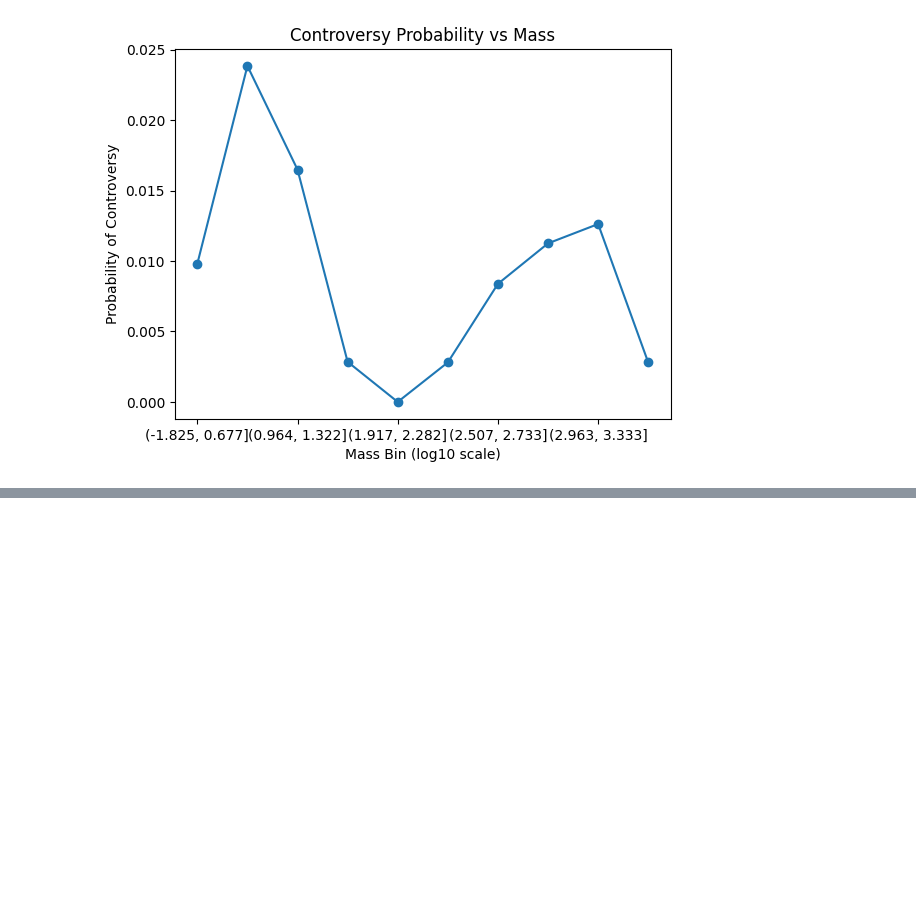
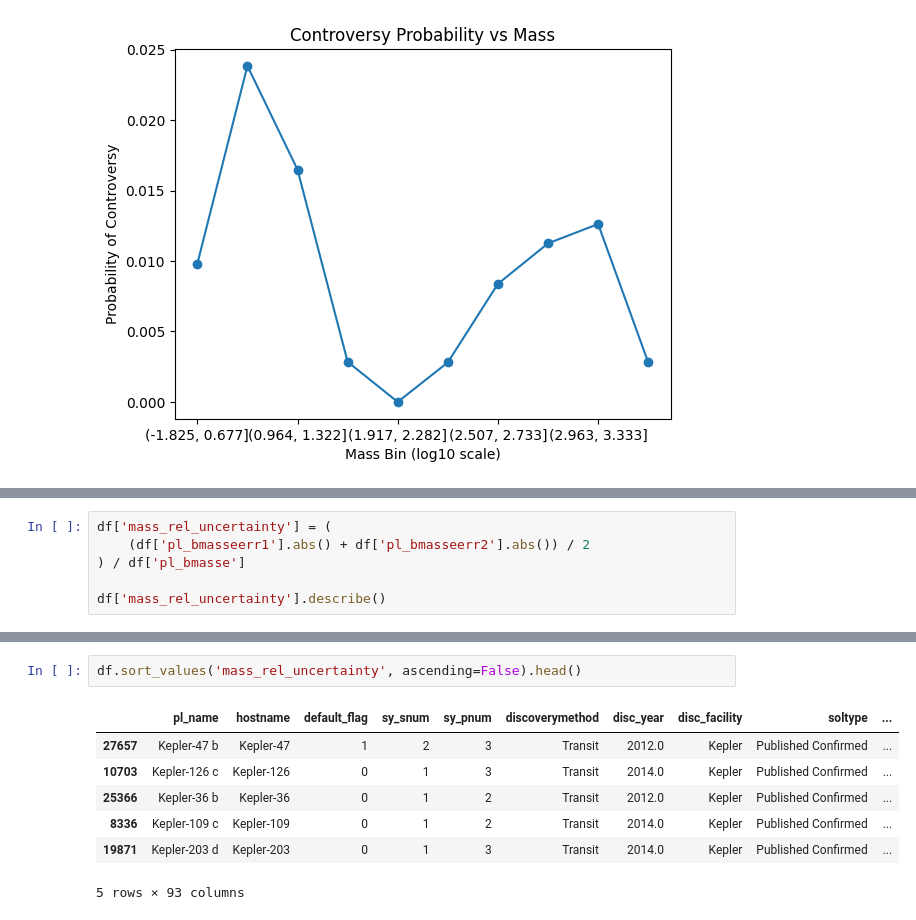
Before and after one commit to danielbnhz/exoplanet-statistical-study, a Jupyter notebook: notebooks/exoplanet-analysis.ipynb, the cells around one changed output, grey strips where cells are left out. Cells and saved outputs as stored; diff of their text form; blank space fills up the shorter version.

```diff
--- a/notebooks/exoplanet-analysis.ipynb
+++ b/notebooks/exoplanet-analysis.ipynb
@@ -117,0 +138,6 @@ plt.show()
+# %%
+df['mass_rel_uncertainty'] = (
+    (df['pl_bmasseerr1'].abs() + df['pl_bmasseerr2'].abs()) / 2
+) / df['pl_bmasse']
+
+df['mass_rel_uncertainty'].describe()
@@ -117,0 +154,10 @@ plt.show()
+# %%
+df.sort_values('mass_rel_uncertainty', ascending=False).head()
+# %% [output]
+|  | pl_name | hostname | default_flag | sy_snum | sy_pnum | discoverymethod | disc_year | disc_facility | soltype | ... |
+| 27657 | Kepler-47 b | Kepler-47 | 1 | 2 | 3 | Transit | 2012.0 | Kepler | Published Confirmed | ... |
+| 10703 | Kepler-126 c | Kepler-126 | 0 | 1 | 3 | Transit | 2014.0 | Kepler | Published Confirmed | ... |
+| 25366 | Kepler-36 b | Kepler-36 | 0 | 1 | 2 | Transit | 2012.0 | Kepler | Published Confirmed | ... |
+| 8336 | Kepler-109 c | Kepler-109 | 0 | 1 | 2 | Transit | 2014.0 | Kepler | Published Confirmed | ... |
+| 19871 | Kepler-203 d | Kepler-203 | 0 | 1 | 3 | Transit | 2014.0 | Kepler | Published Confirmed | ... |
+5 rows × 93 columns
```
Also changed, not shown: parts of 9 cells of this notebook.
